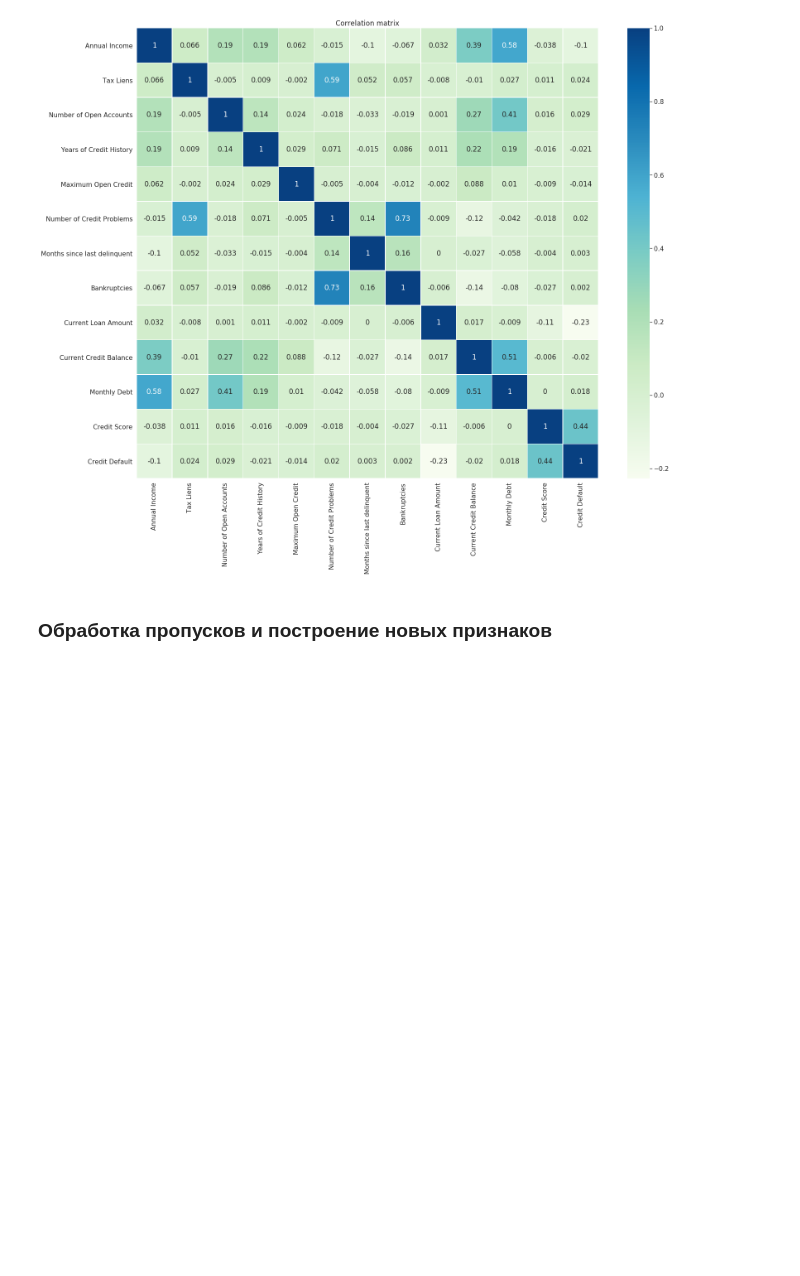
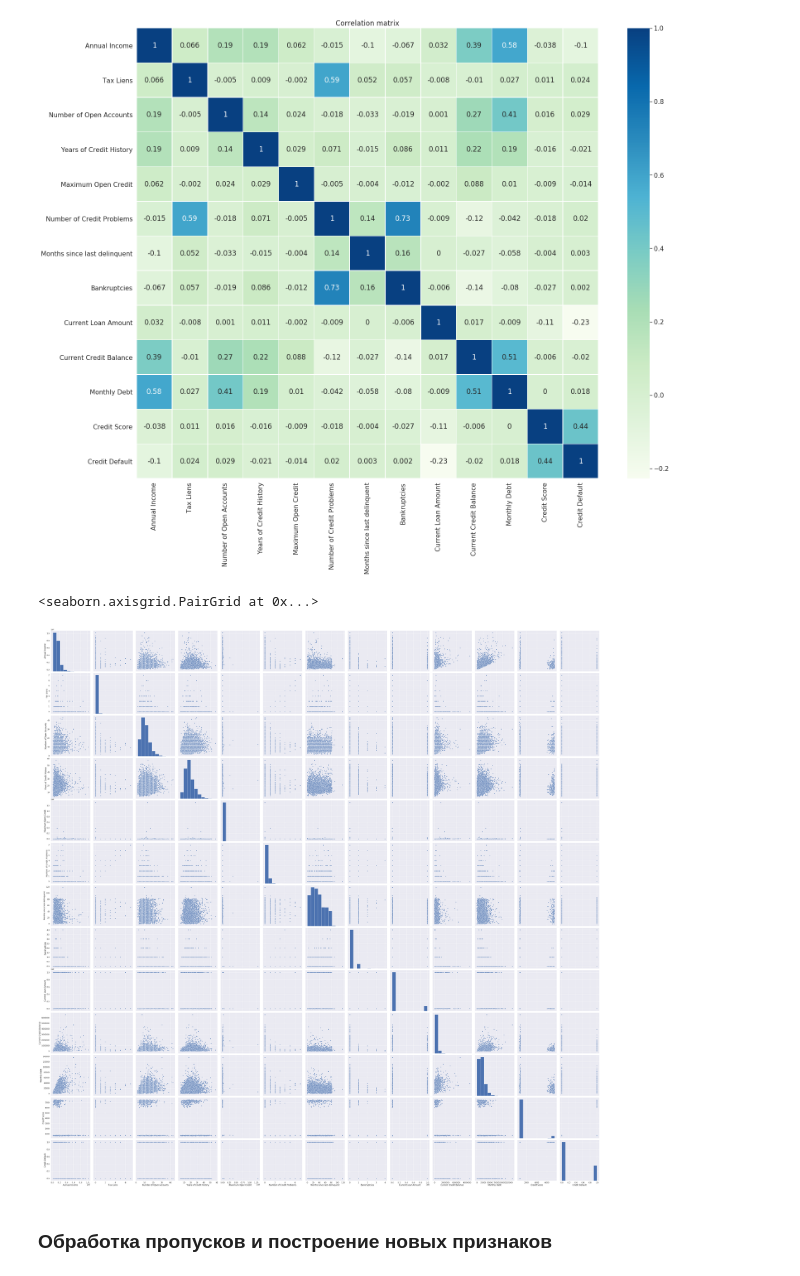
Before and after one commit to SemenovR/GB_PythonClassification, a Jupyter notebook: course_project/course_project.ipynb, the cells around one changed output. Saved outputs shown, nothing was run; the diff lists cells and outputs as text; code cells hidden in the pictures; blank space fills up the shorter version.

```diff
--- a/course_project/course_project.ipynb
+++ b/course_project/course_project.ipynb
@@ -304,7 +320,10 @@ plt.show()
 # %% [output]
 [figure]
 # %%
-#sns.pairplot(df, height=5)
+sns.pairplot(df, height=5)
+# %% [output]
+<seaborn.axisgrid.PairGrid at 0x...>
+[figure, added]
 # %% [markdown]
 ### Обработка пропусков и построение новых признаков
 # %%
```
Also changed, not shown: parts of 50 cells of this notebook, 1 other file.
